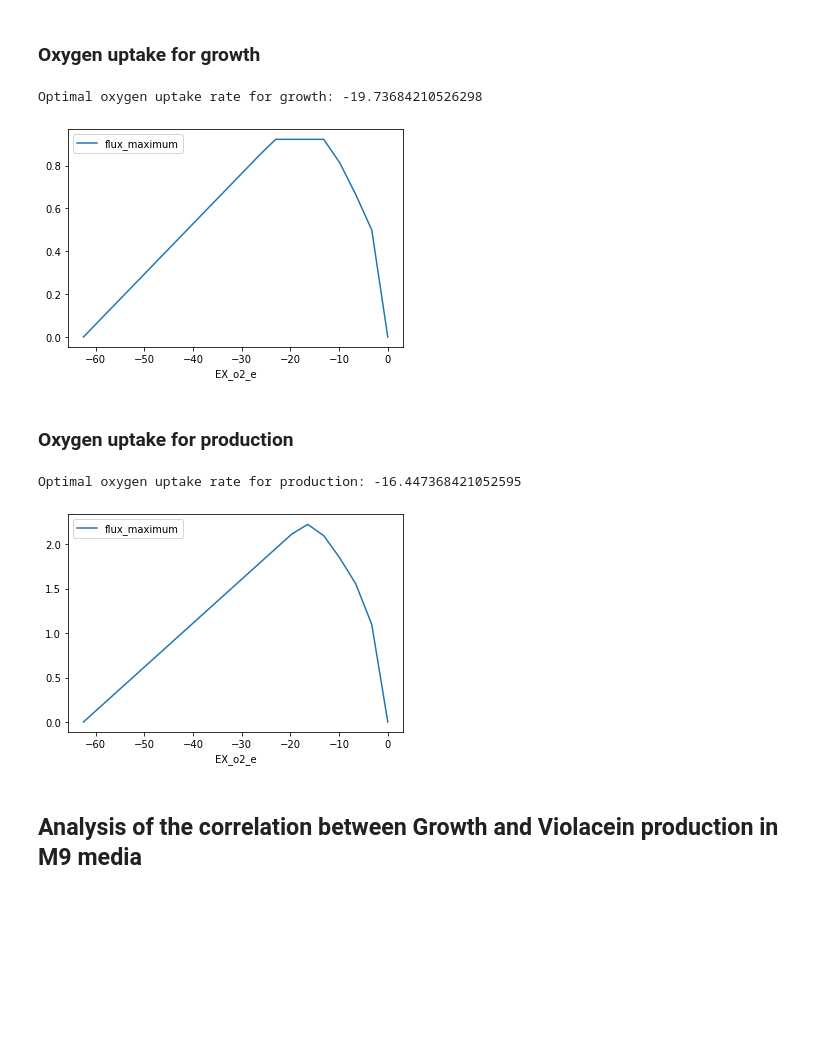
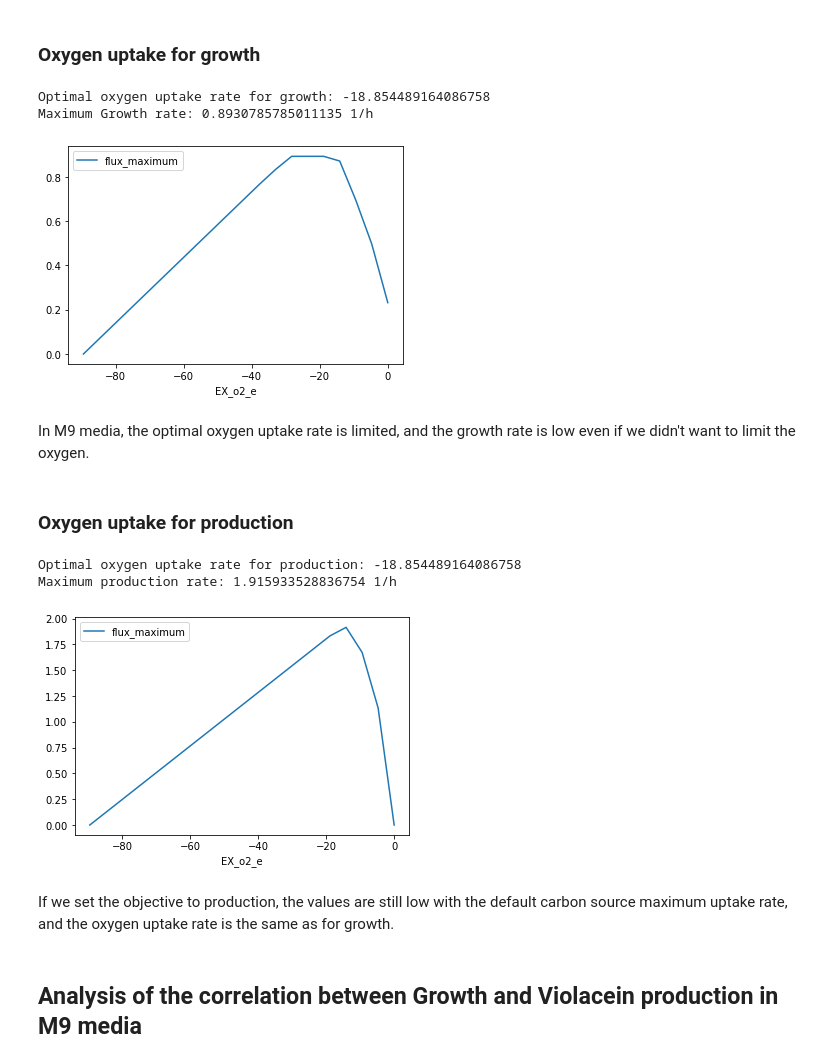
Before and after one commit to 27410/group-assignment-2021-group_1_vibrio_natriegens_2021, a Jupyter notebook: Phenotypic_phase_planes_plotting.ipynb, the cells around one changed output. Saved outputs shown, nothing was run; the diff lists cells and outputs as text; code cells hidden in the pictures; blank space fills up the shorter version.

```diff
--- a/Phenotypic_phase_planes_plotting.ipynb
+++ b/Phenotypic_phase_planes_plotting.ipynb
@@ -101,0 +308,5 @@ model_M9_vio_fad=read_sbml_model('Models/model_VN_M9_vio-fad.xml')
+# %%
+ratio = model_M9_vio_fad.problem.Constraint(
+    model_M9_vio_fad.reactions.Violacein.flux_expression - 4.2*model_M9_vio_fad.reactions.Deoxyviolacein.flux_expression,
+    lb=0, ub=0)
+model_M9_vio_fad.add_cons_vars(ratio)
@@ -108,8 +321,14 @@ We first set the boundaries to -1000, but during the plotting it showed that a l
 # %%
 with model_M9_vio_fad:
     model_M9_vio_fad.reactions.EX_glc__D_e.bounds = -20, 1000
-    ppp_succ_M9 = production_envelope(model_M9_vio_fad,
+    ppp_glc_M9 = production_envelope(model_M9_vio_fad,
                     reactions=[model_M9_vio_fad.reactions.EX_glc__D_e],
                     objective=model_M9_vio_fad.reactions.Growth)
-    ppp_succ_M9.plot(x='EX_glc__D_e', y='flux_maximum')
+
+    maxvio = round(ppp_glc_M9.flux_maximum[ppp_glc_M9.flux_maximum.idxmax()], 4)
+    v = ppp_glc_M9.EX_glc__D_e[round(ppp_glc_M9.flux_maximum,4) == maxvio]
+
+    print('Optimal glucose uptake rate for growth:', max(v))
+    print('Maximum Growth rate:', model_M9_vio_fad.optimize().objective_value, '1/h')
+    ppp_glc_M9.plot(x='EX_glc__D_e', y='flux_maximum')
 # %% [output]
@@ -120,8 +341,14 @@ with model_M9_vio_fad:
 with model_M9_vio_fad:
     model_M9_vio_fad.reactions.EX_glc__D_e.bounds = -20, 1000
     model_M9_vio_fad.reactions.EX_o2_e.bounds = -1000, 1000
-    ppp_succ_M9_2 = production_envelope(model_M9_vio_fad,
+    ppp_glc_M9_2 = production_envelope(model_M9_vio_fad,
                     reactions=[model_M9_vio_fad.reactions.EX_glc__D_e],
                     objective=model_M9_vio_fad.reactions.Growth)
+
+    maxvio = round(ppp_glc_M9_2.flux_maximum[ppp_glc_M9_2.flux_maximum.idxmax()], 4)
+    v = ppp_glc_M9_2.EX_glc__D_e[round(ppp_glc_M9_2.flux_maximum,4) == maxvio]
+
+    print('Optimal glucose uptake rate for growth:', max(v))
+    print('Maximum Growth rate:', model_M9_vio_fad.optimize().objective_value, '1/h')
     ppp_succ_M9_2.plot(x='EX_glc__D_e', y='flux_maximum')
 # %% [output]
@@ -136,24 +367,44 @@ with model_M9_vio_fad:
     ppp_o2_M9 = production_envelope(model_M9_vio_fad,
                     reactions=[model_M9_vio_fad.reactions.EX_o2_e],
                     objective=model_M9_vio_fad.reactions.Growth)
-    print('Optimal oxygen uptake rate for growth:', ppp_o2_M9.EX_o2_e[ppp_o2_M9.flux_maximum.idxmax()])
+
+    maxvio = round(ppp_o2_M9.flux_maximum[ppp_o2_M9.flux_maximum.idxmax()], 4)
+    v = ppp_o2_M9.EX_o2_e[round(ppp_o2_M9.flux_maximum,4) == maxvio]
+
+    print('Optimal oxygen uptake rate for growth:', max(v))
+    print('Maximum Growth rate:', model_M9_vio_fad.optimize().objective_value, '1/h')
     ppp_o2_M9.plot(x='EX_o2_e', y='flux_maximum')
 # %% [output]
-Optimal oxygen uptake rate for growth: -19.73684210526298
+Optimal oxygen uptake rate for growth: -18.854489164086758
+Maximum Growth rate: 0.8930785785011135 1/h
-[figure, old version]
+[figure, new version]
+# %% [markdown]
+In M9 media, the optimal oxygen uptake rate is limited, and the growth rate is low even if we didn't want to limit the oxygen.
 # %% [markdown]
 ### Oxygen uptake for production
 # %%
 with model_M9_vio_fad:
     model_M9_vio_fad.reactions.EX_o2_e.bounds = -1000, 1000
+
+    model_M9_vio_fad.objective = model_M9_vio_fad.reactions.Violacein
+    violacein_production = model_M9_vio_fad.optimize().objective_value
+
     ppp_o2_M9_vio = production_envelope(model_M9_vio_fad,
                     reactions=[model_M9_vio_fad.reactions.EX_o2_e],
                     objective=model_M9_vio_fad.reactions.Violacein)
-    print('Optimal oxygen uptake rate for production:', ppp_o2_M9_vio.EX_o2_e[ppp_o2_M9_vio.flux_maximum.idxmax()])
+
+    maxvio = round(ppp_o2_M9.flux_maximum[ppp_o2_M9.flux_maximum.idxmax()], 4)
+    v = ppp_o2_M9.EX_o2_e[round(ppp_o2_M9.flux_maximum,4) == maxvio]
+
+    print('Optimal oxygen uptake rate for production:', max(v))
+    print('Maximum production rate:', violacein_production, '1/h')
     ppp_o2_M9_vio.plot(x='EX_o2_e', y='flux_maximum')
 # %% [output]
-Optimal oxygen uptake rate for production: -16.447368421052595
+Optimal oxygen uptake rate for production: -18.854489164086758
+Maximum production rate: 1.915933528836754 1/h
-[figure, old version]
+[figure, new version]
+# %% [markdown]
+If we set the objective to production, the values are still low with the default carbon source maximum uptake rate, and the oxygen uptake rate is the same as for growth.
 # %% [markdown]
 ## Analysis of the correlation between Growth and Violacein production in M9 media
 # %% [markdown]
```
Also changed, not shown: parts of 51 cells of this notebook.
